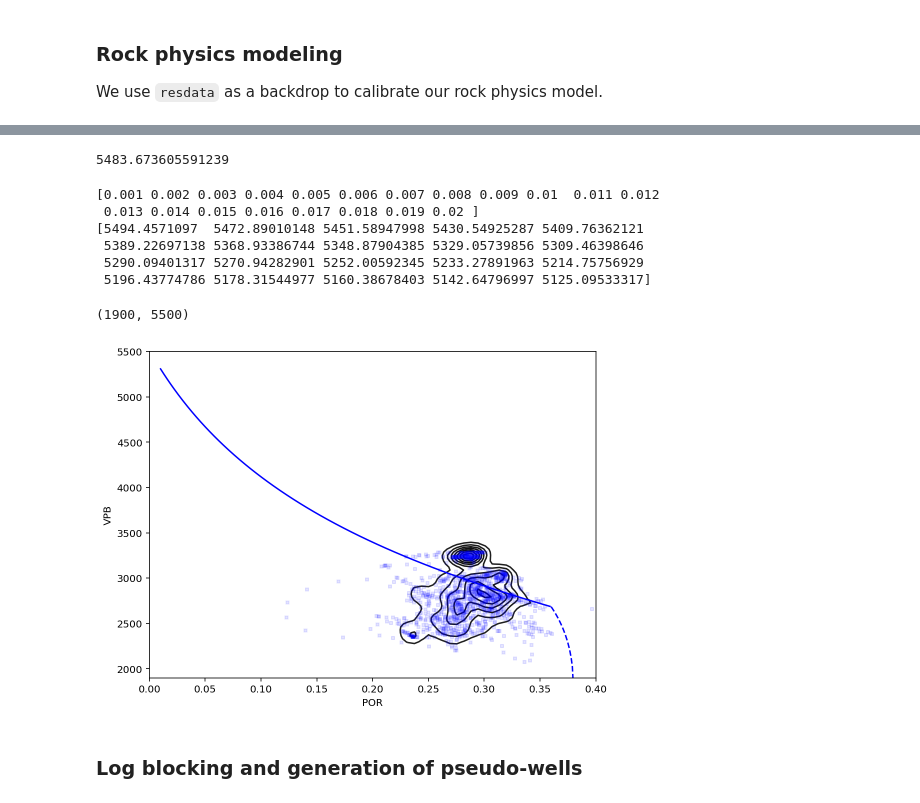
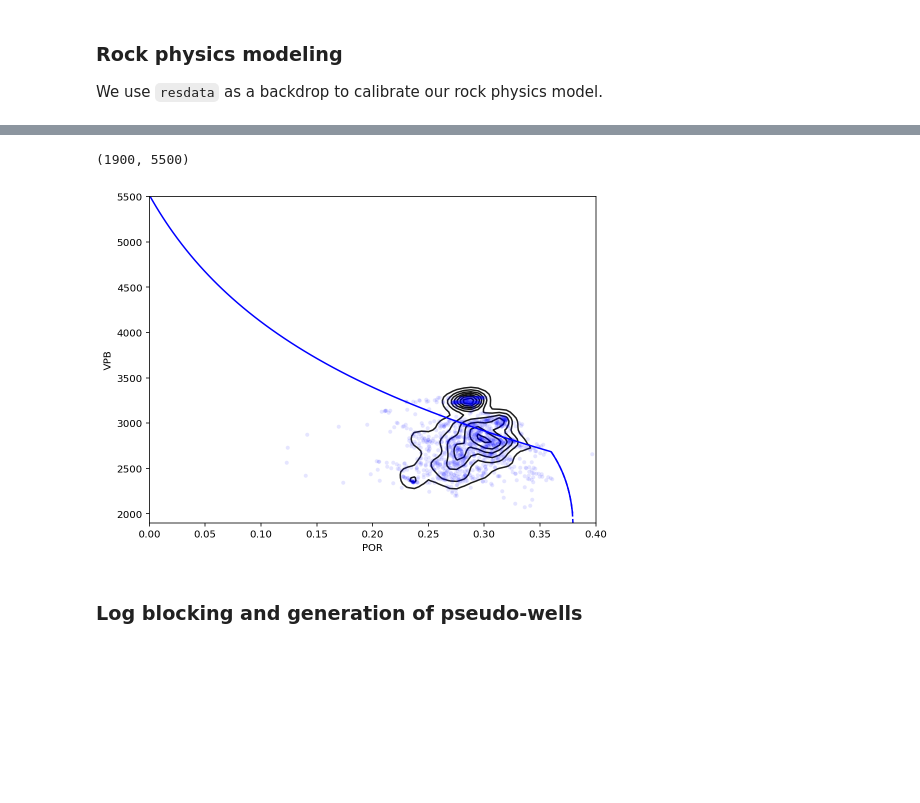
Before and after one commit to aadm/ASAP, a Jupyter notebook: ASAP_notebook_1.ipynb, the cells around one changed output, grey strips where cells are left out. Drawn from its saved outputs; the diff is of its cells as text; code cells hidden in the pictures; blank space fills up the shorter version.

```diff
--- a/ASAP_notebook_1.ipynb
+++ b/ASAP_notebook_1.ipynb
@@ -150,15 +215,7 @@ Kqtz, Gqtz  = 36.8, 44
 volcement=0.02
 por_hs=critpor-volcement
-# %%
-vsh=0.1
-sw=1.0
-_,_,_,_,K0,G0  = squit.rp.vrh([vsh, 1-vsh],[Kclay,Kqtz],[Gclay,Gqtz])
-D0=2.65
-
-_,Kf,_,_,_,_ = squit.rp.vrh([sw, 1-sw],[Kbri,Koil],[0,0])
-Df=sw*Dbri+(1-sw)*Doil
 # %%
 # contact cement model (_ctc)
-por_ctc=np.arange(por_hs,critpor,.01)
-Kdry, Gdry = squit.rp.contactcement(K0, G0, por_ctc, phi_c=critpor, Cn=coordn, Kc=Kcem, Gc=Gcem, scheme=2)
-vp_ctc,vs_ctc,rho_ctc,_= squit.rp.vels(Kdry,Gdry,K0,D0,Kf,Df,por_ctc)
+por_ctc=np.arange(por_hs,critpor,.001)
+Kdry, Gdry = contactcement(K0, G0, por_ctc, phi_c=critpor, Cn=coordn, Kc=Kcem, Gc=Gcem, scheme=2)
+vp_ctc,vs_ctc,rho_ctc,_= vels(Kdry,Gdry,K0,D0,Kf,Df,por_ctc)
@@ -181,39 +222,21 @@ Gcsc= -tmp + ((phi_lo/phi_cem)/(Gctc0+tmp) + ((1-phi_lo/phi_cem)/(G0+tmp)))**-1
 # %%
 # constant cement model (_csc)
-por_csc=np.arange(0.001,por_hs,.001)
-
-Khs, Ghs = squit.rp.contactcement(K0, G0, por_hs, phi_c=critpor, Cn=coordn, Kc=Kcem, Gc=Gcem, scheme=2)
-Kdry = -4/3*Ghs + (((por_csc/por_hs)/(Khs+4/3*Ghs)) + ((1-por_csc/por_hs)/(K0+4/3*Ghs)))**-1
-tmp = Ghs/6*((9*Khs+8*Ghs) / (Khs+2*Ghs))
-Gdry= -tmp + ((por_csc/por_hs)/(Ghs+tmp) + ((1-por_csc/por_hs)/(G0+tmp)))**-1
-vp_csc,vs_csc,rho_csc,_= squit.rp.vels(Kdry,Gdry,K0,D0,Kf,Df,por_csc)
+por_csc=np.arange(.0001,critpor,.001)
+Kdry, Gdry = constantcement(K0, G0, por_csc, phi_cem=0.36, phi_c=critpor, Cn=coordn, Kc=Kcem, Gc=Gcem)
+vp_csc,vs_csc,rho_csc,_= vels(Kdry,Gdry,K0,D0,Kf,Df,por_csc)
-# %%
-np.interp(0.0015, por_csc, vp_csc)
-# %% [output]
-5483.673605591239
-# %%
-print(por_csc[:20])
-print(vp_csc[:20])
-# %% [output]
-[0.001 0.002 0.003 0.004 0.005 0.006 0.007 0.008 0.009 0.01  0.011 0.012
- 0.013 0.014 0.015 0.016 0.017 0.018 0.019 0.02 ]
-[5494.4571097  5472.89010148 5451.58947998 5430.54925287 5409.76362121
- 5389.22697138 5368.93386744 5348.87904385 5329.05739856 5309.46398646
- 5290.09401317 5270.94282901 5252.00592345 5233.27891963 5214.75756929
- 5196.43774786 5178.31544977 5160.38678403 5142.64796997 5125.09533317]
 # %%
 f,ax=plt.subplots(figsize=(8,6))
 sns.kdeplot(resdata.POR,resdata.VPB, ax=ax,  levels=8, gridsize=50, color='k')
-ax.plot(resdata.POR,resdata.VPB, 'sb', ms=3, alpha=0.1)
+ax.plot(resdata.POR,resdata.VPB, 'ob', ms=4, mec='None', alpha=0.1)
 ax.plot(por_ctc,vp_ctc,'--b')
 ax.plot(por_csc,vp_csc,'-b')
 #ax.set_xlim(0.15,0.40)
 #ax.set_ylim(2000,4000)
 ax.set_xlim(0.,0.40)
 ax.set_ylim(1900,5500)
 # %% [output]
 (1900, 5500)
-[figure, old version]
+[figure, new version]
 # %% [markdown]
 ### Log blocking and generation of pseudo-wells
 # %% [markdown]
```
Also changed, not shown: parts of 7 cells of this notebook.
